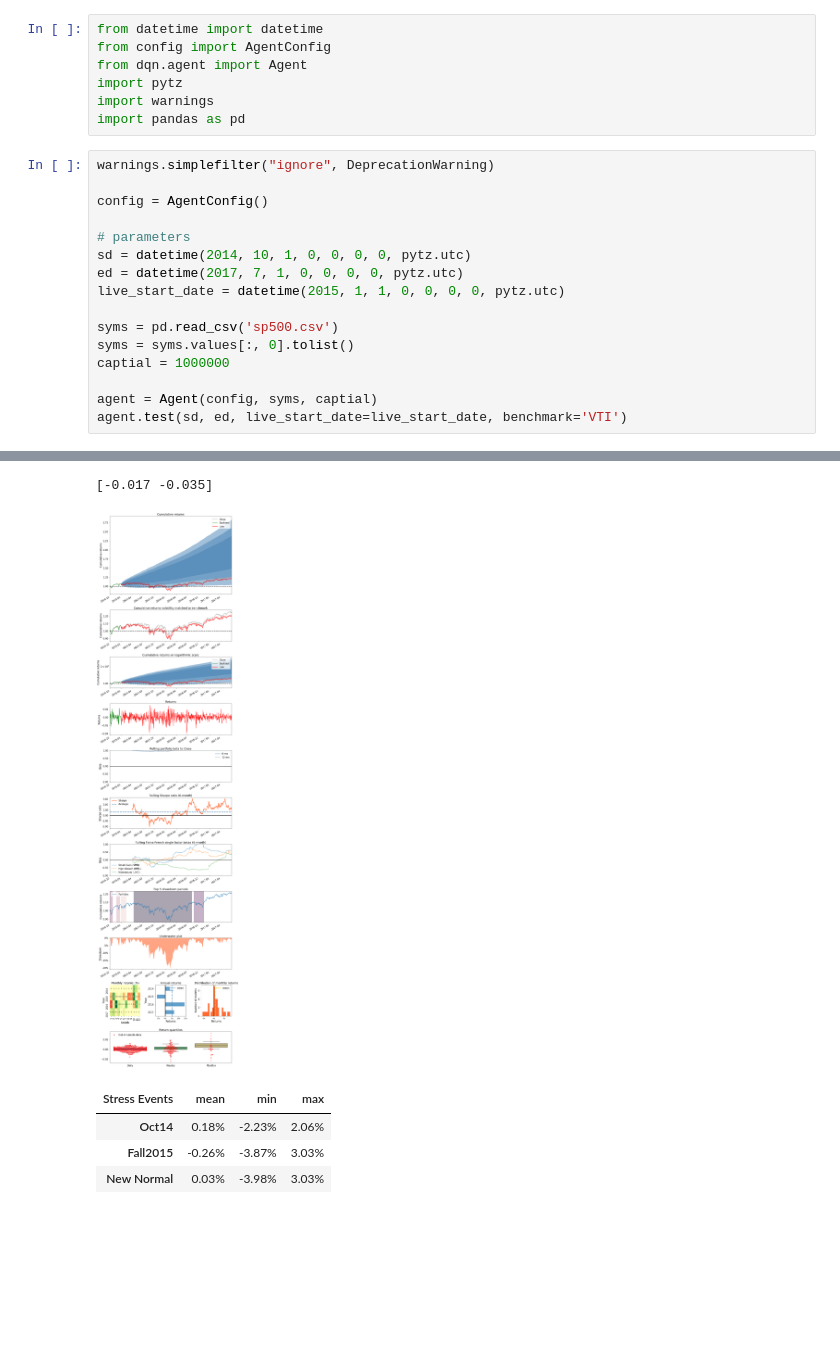
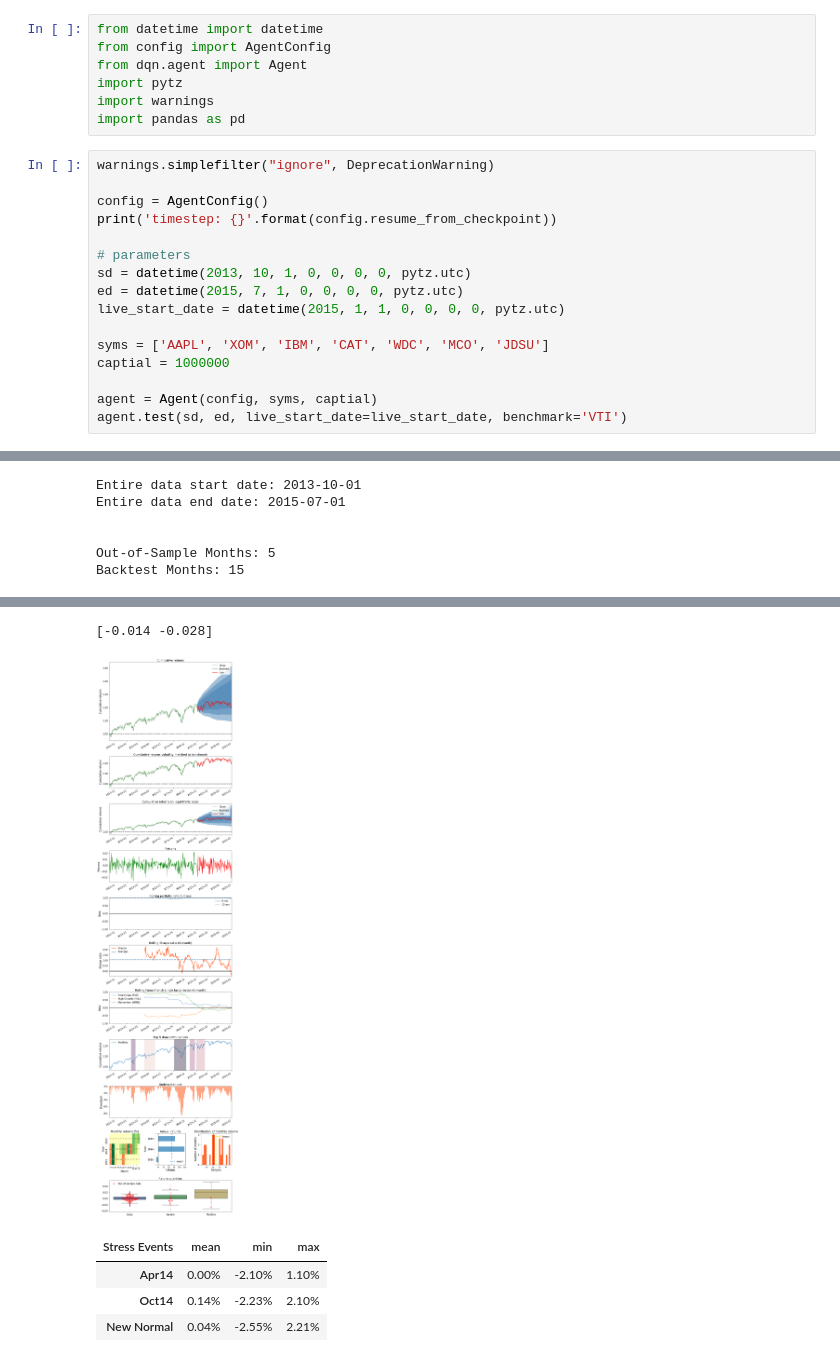
Before and after one commit to mbecker8600/DQL-Trader, a Jupyter notebook: tearsheet.ipynb, the cells around one changed output, grey strips where cells are left out. Cells and saved outputs as stored; diff of their text form; blank space fills up the shorter version.

```diff
--- a/tearsheet.ipynb
+++ b/tearsheet.ipynb
@@ -9,14 +9,14 @@ import pandas as pd
 warnings.simplefilter("ignore", DeprecationWarning)
 
 config = AgentConfig()
+print('timestep: {}'.format(config.resume_from_checkpoint))
 
 # parameters
-sd = datetime(2014, 10, 1, 0, 0, 0, 0, pytz.utc)
-ed = datetime(2017, 7, 1, 0, 0, 0, 0, pytz.utc)
+sd = datetime(2013, 10, 1, 0, 0, 0, 0, pytz.utc)
+ed = datetime(2015, 7, 1, 0, 0, 0, 0, pytz.utc)
 live_start_date = datetime(2015, 1, 1, 0, 0, 0, 0, pytz.utc)
 
-syms = pd.read_csv('sp500.csv')
-syms = syms.values[:, 0].tolist()
+syms = ['AAPL', 'XOM', 'IBM', 'CAT', 'WDC', 'MCO', 'JDSU']
 captial = 1000000
 
 agent = Agent(config, syms, captial)
@@ -33 +28,7 @@ Backtest Months: 3
+Entire data start date: 2013-10-01
+Entire data end date: 2015-07-01
+
+
+Out-of-Sample Months: 5
+Backtest Months: 15
 | Performance statistics | All history | Backtest | Out of sample |
@@ -57,6 +58,6 @@ Backtest Months: 3
-[-0.017 -0.035]
+[-0.014 -0.028]
-[figure, old version]
+[figure, new version]
 | Stress Events | mean | min | max |
-| Oct14 | 0.18% | -2.23% | 2.06% |
-| Fall2015 | -0.26% | -3.87% | 3.03% |
-| New Normal | 0.03% | -3.98% | 3.03% |
+| Apr14 | 0.00% | -2.10% | 1.10% |
+| Oct14 | 0.14% | -2.23% | 2.10% |
+| New Normal | 0.04% | -2.55% | 2.21% |
```
Also changed, not shown: parts of 1 cell of this notebook, 3 other files.
